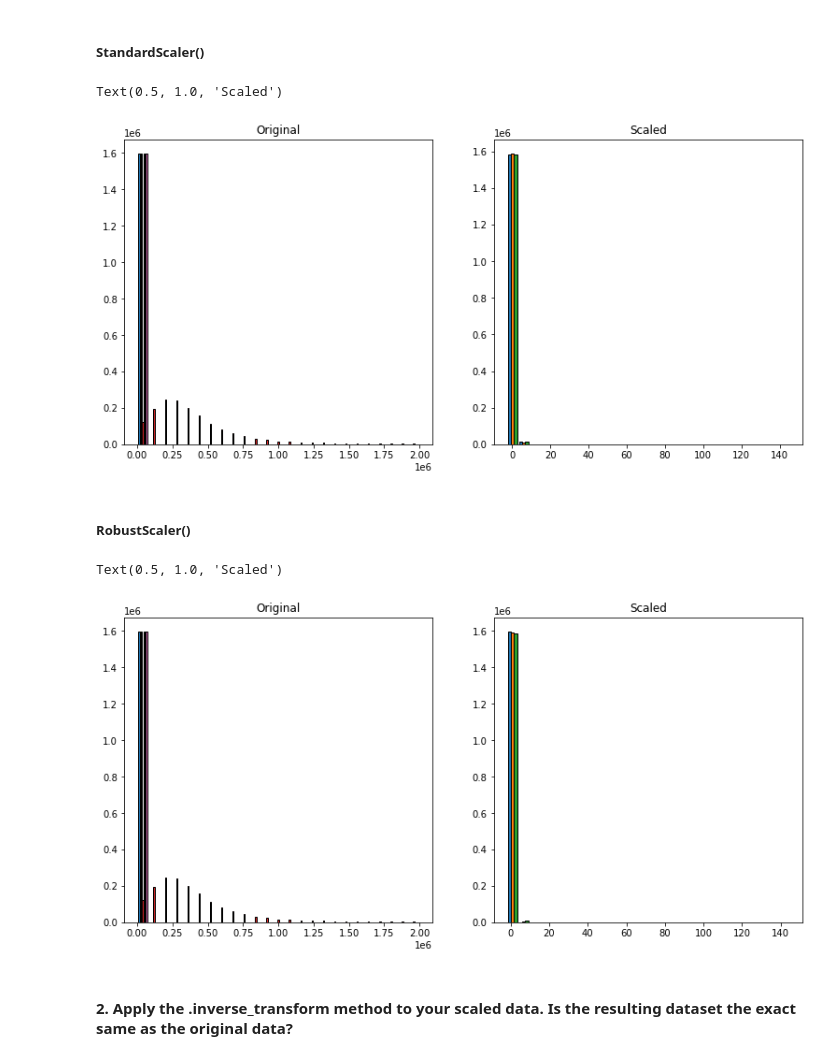
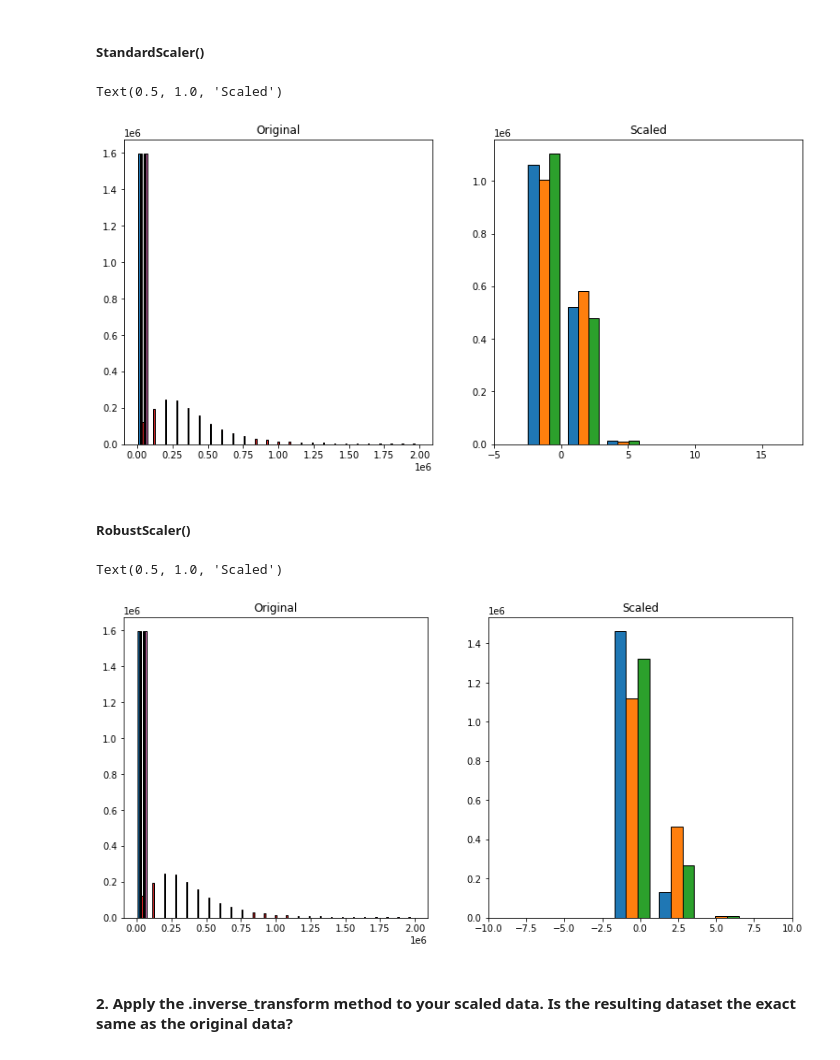
Before and after one commit to m3redithw/regression-exercises, a Jupyter notebook: scaling.ipynb, the cells around one changed output. Drawn from its saved outputs; the diff is of its cells as text; code cells hidden in the pictures.

```diff
--- a/scaling.ipynb
+++ b/scaling.ipynb
@@ -62,34 +69,36 @@ plt.subplot(121)
 plt.hist(train, bins=25, ec='black')
 plt.title('Original')
 plt.subplot(122)
-plt.hist(train_scaled, bins=25, ec='black')
+plt.hist(train_scaled, bins=50, ec='black')
+plt.xlim(-5, 18)
 plt.title('Scaled')
 # %% [output]
 Text(0.5, 1.0, 'Scaled')
-[figure, old version]
+[figure, new version]
 # %% [markdown]
 ##### RobustScaler()
 # %%
 scaler = sklearn.preprocessing.RobustScaler()
 # Note that we only call .fit with the training data,
 # but we use .transform to apply the scaling to all the data splits.
 cols_to_scale = ['bedrooms','bathrooms','square_feet']
 scaler.fit(train[cols_to_scale])
 
 train_scaled = scaler.transform(train[cols_to_scale])
 
 
 
 plt.figure(figsize=(13, 6))
 plt.subplot(121)
 plt.hist(train, bins=25, ec='black')
 plt.title('Original')
 plt.subplot(122)
-plt.hist(train_scaled, bins=25, ec='black')
+plt.hist(train_scaled, bins=50, ec='black')
+plt.xlim(-10, 10)
 plt.title('Scaled')
 # %% [output]
 Text(0.5, 1.0, 'Scaled')
-[figure, old version]
+[figure, new version]
 # %% [markdown]
 #### 2. Apply the .inverse_transform method to your scaled data. Is the resulting dataset the exact same as the original data?
 # %% [markdown]
```
Also changed, not shown: parts of 5 cells of this notebook.
